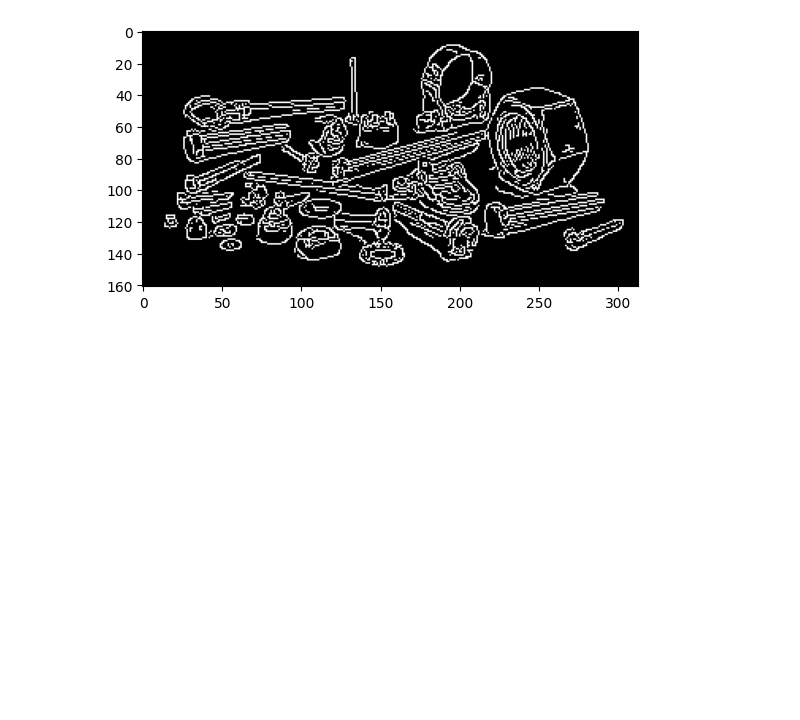
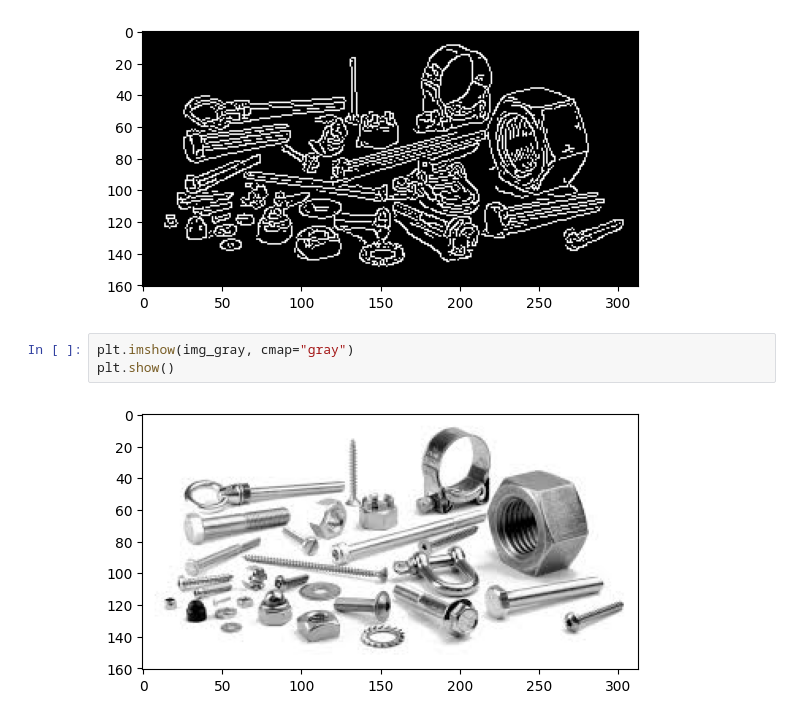
Before and after one commit to rubenhIII/VisionArtificial, a Jupyter notebook: Modulo_06/bordes.ipynb, the cells around one changed output. Saved outputs shown, nothing was run; the diff lists cells and outputs as text; blank space fills up the shorter version.

```diff
--- a/Modulo_06/bordes.ipynb
+++ b/Modulo_06/bordes.ipynb
@@ -11,3 +11,8 @@ plt.imshow(img_edges, cmap="gray")
 plt.show()
 # %% [output]
 [figure]
+# %%
+plt.imshow(img_gray, cmap="gray")
+plt.show()
+# %% [output]
+[figure, added]
```
Also changed, not shown: 2 other files.
